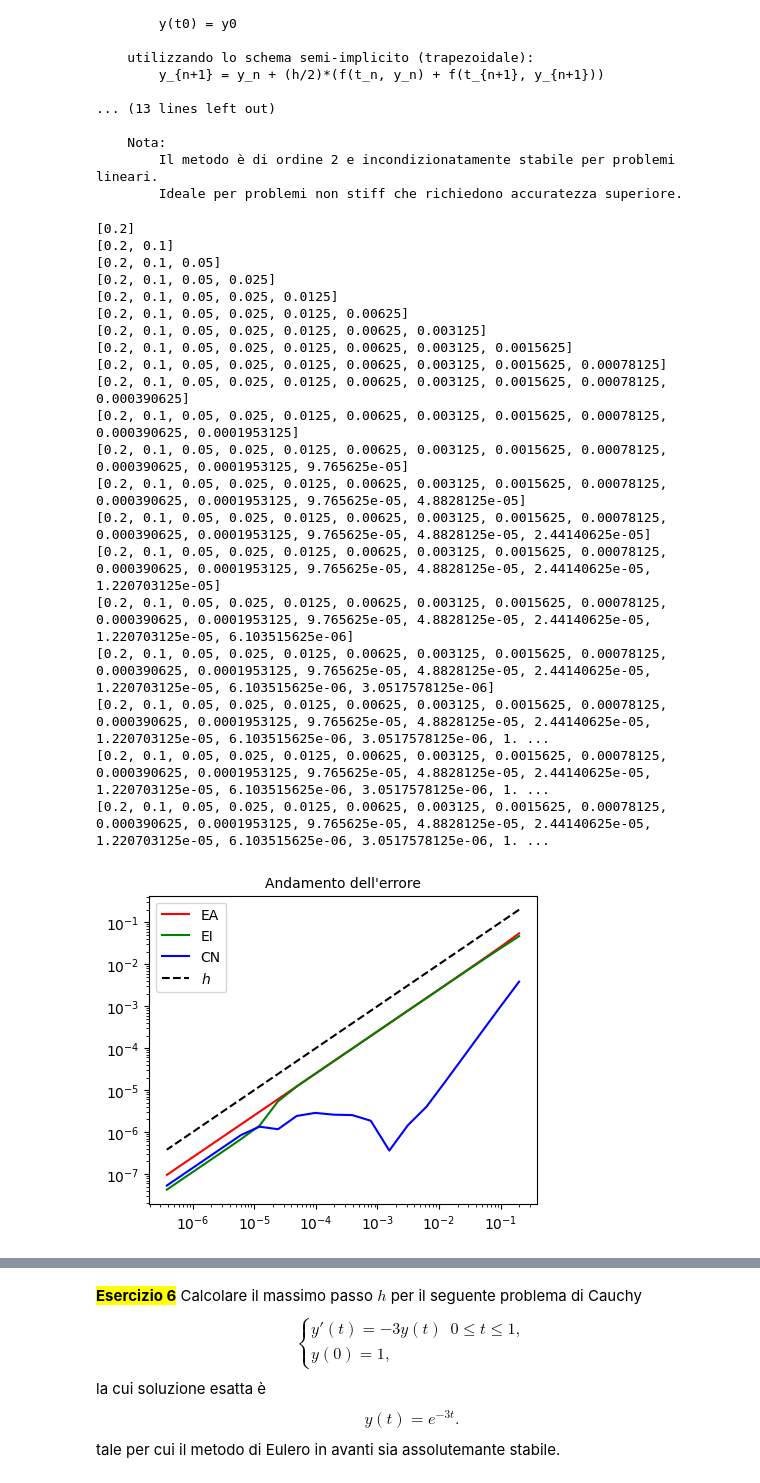
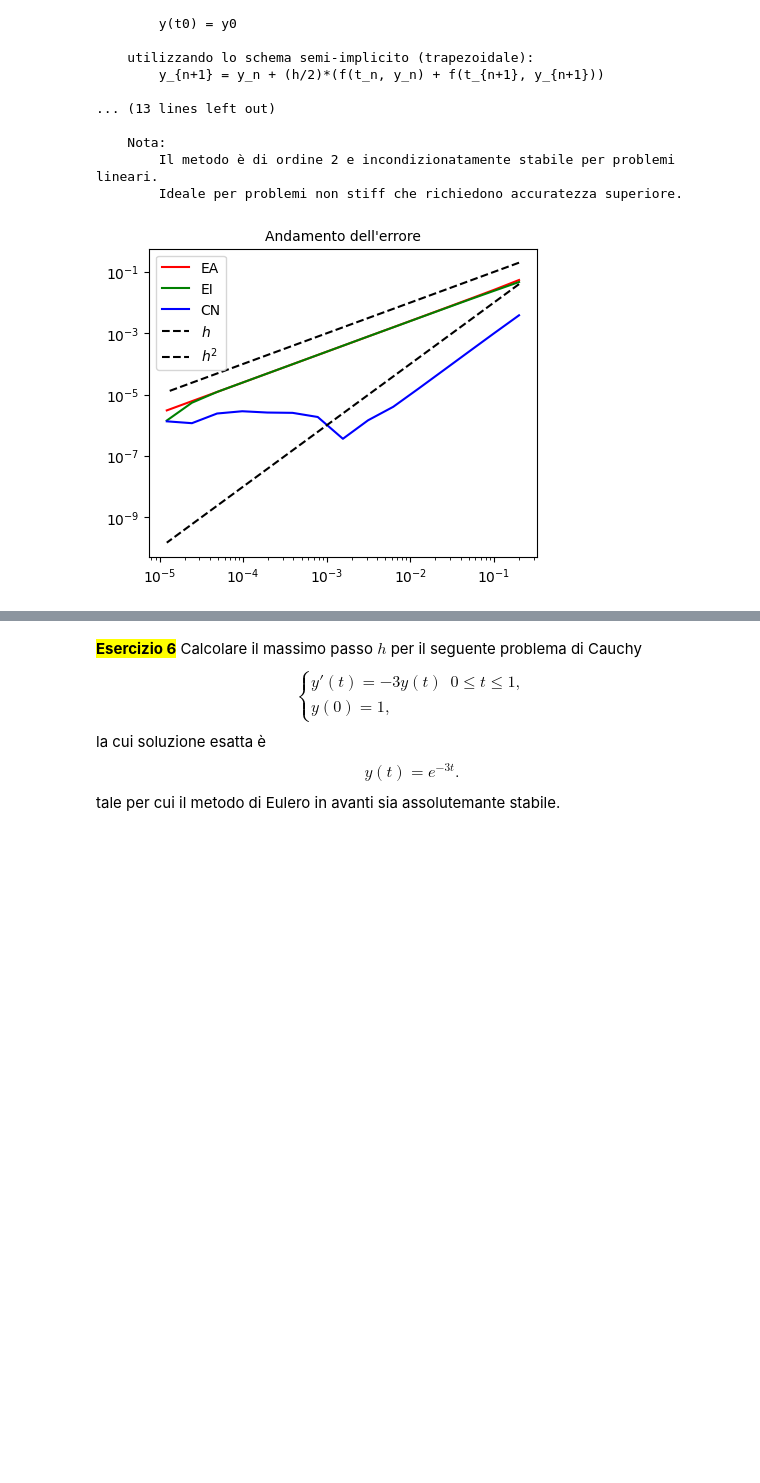
Before and after one commit to Tullio4l/mani_env, a Jupyter notebook: lab7/ode_part_1_template (1).ipynb, the cells around one changed output, grey strips where cells are left out. Drawn from its saved outputs; the diff is of its cells as text; code cells hidden in the pictures; blank space fills up the shorter version.

```diff
--- a/lab7/ode_part_1_template (1).ipynb
+++ b/lab7/ode_part_1_template (1).ipynb
@@ -346,7 +346,7 @@ hs, errEA, errEI, timeEA, timeEI= [], [], [], [], []
 
 # TODO: calcolare errori ad ogni passo h
 
-for i in range(20):
+for i in range(15):
     hs.append(0.2/(2**i))
     print(hs)
     start= perf_counter()
@@ -520,9 +515,9 @@ hs, errEA, errEI, timeEA, timeEI,errCN,timeCN= [], [], [], [], [], [], []
 
 # TODO: calcolare errori ad ogni passo h
 
-for i in range(20):
+for i in range(15):
     hs.append(0.2/(2**i))
-    print(hs)
+    #print(hs)
     start= perf_counter()
     t1,u1= eulero_avanti(f,t0,tN,y0,hs[i])
     end = perf_counter()
@@ -534,51 +529,32 @@ for i in range(20):
     timeEI.append( end-start)
     errEI.append(np.max(np.abs(yesatta(t1)-u1back)))
 
     start= perf_counter()
     t1cn,u1cn= crank_nicolson(f,t0,tN,y0,hs[i])
     end = perf_counter()
     timeCN.append( end-start)
     errCN.append(np.max(np.abs(yesatta(t1)-u1cn)))
 
 
 plt.figure(figsize = (5, 4))
 plt.loglog(hs, errEA, 'r', label = 'EA')
 plt.loglog(hs, errEI, 'g', label = 'EI')
 plt.loglog(hs, errCN, 'b', label = 'CN')
 plt.loglog(hs, hs, '--k', label = '$h$')
+plt.loglog(hs, np.square(hs), "--k", label="$h^2$")
 
 plt.legend()
 plt.title("Andamento dell'errore", fontsize = 10)
 plt.show()
 
 plt.figure(figsize = (5, 4))
 
 
 plt.loglog(hs, timeEA, 'r', label = 'T_EA')
 plt.loglog(hs, timeEI, 'g' , label = 'T_EI')
 plt.loglog(hs, timeCN, 'b' , label = 'T_CN')
 plt.legend()
 plt.title("Andamento del tempo", fontsize = 10)
 plt.show()
 # %% [output]
-[0.2]
-[0.2, 0.1]
-[0.2, 0.1, 0.05]
-[0.2, 0.1, 0.05, 0.025]
-[0.2, 0.1, 0.05, 0.025, 0.0125]
-[0.2, 0.1, 0.05, 0.025, 0.0125, 0.00625]
-[0.2, 0.1, 0.05, 0.025, 0.0125, 0.00625, 0.003125]
-[0.2, 0.1, 0.05, 0.025, 0.0125, 0.00625, 0.003125, 0.0015625]
-[0.2, 0.1, 0.05, 0.025, 0.0125, 0.00625, 0.003125, 0.0015625, 0.00078125]
-[0.2, 0.1, 0.05, 0.025, 0.0125, 0.00625, 0.003125, 0.0015625, 0.00078125, 0.000390625]
-[0.2, 0.1, 0.05, 0.025, 0.0125, 0.00625, 0.003125, 0.0015625, 0.00078125, 0.000390625, 0.0001953125]
-[0.2, 0.1, 0.05, 0.025, 0.0125, 0.00625, 0.003125, 0.0015625, 0.00078125, 0.000390625, 0.0001953125, 9.765625e-05]
-[0.2, 0.1, 0.05, 0.025, 0.0125, 0.00625, 0.003125, 0.0015625, 0.00078125, 0.000390625, 0.0001953125, 9.765625e-05, 4.8828125e-05]
-[0.2, 0.1, 0.05, 0.025, 0.0125, 0.00625, 0.003125, 0.0015625, 0.00078125, 0.000390625, 0.0001953125, 9.765625e-05, 4.8828125e-05, 2.44140625e-05]
-[0.2, 0.1, 0.05, 0.025, 0.0125, 0.00625, 0.003125, 0.0015625, 0.00078125, 0.000390625, 0.0001953125, 9.765625e-05, 4.8828125e-05, 2.44140625e-05, 1.220703125e-05]
-[0.2, 0.1, 0.05, 0.025, 0.0125, 0.00625, 0.003125, 0.0015625, 0.00078125, 0.000390625, 0.0001953125, 9.765625e-05, 4.8828125e-05, 2.44140625e-05, 1.220703125e-05, 6.103515625e-06]
-[0.2, 0.1, 0.05, 0.025, 0.0125, 0.00625, 0.003125, 0.0015625, 0.00078125, 0.000390625, 0.0001953125, 9.765625e-05, 4.8828125e-05, 2.44140625e-05, 1.220703125e-05, 6.103515625e-06, 3.0517578125e-06]
-[0.2, 0.1, 0.05, 0.025, 0.0125, 0.00625, 0.003125, 0.0015625, 0.00078125, 0.000390625, 0.0001953125, 9.765625e-05, 4.8828125e-05, 2.44140625e-05, 1.220703125e-05, 6.103515625e-06, 3.0517578125e-06, 1. ...
-[0.2, 0.1, 0.05, 0.025, 0.0125, 0.00625, 0.003125, 0.0015625, 0.00078125, 0.000390625, 0.0001953125, 9.765625e-05, 4.8828125e-05, 2.44140625e-05, 1.220703125e-05, 6.103515625e-06, 3.0517578125e-06, 1. ...
-[0.2, 0.1, 0.05, 0.025, 0.0125, 0.00625, 0.003125, 0.0015625, 0.00078125, 0.000390625, 0.0001953125, 9.765625e-05, 4.8828125e-05, 2.44140625e-05, 1.220703125e-05, 6.103515625e-06, 3.0517578125e-06, 1. ...
-[figure, old version]
+[figure, new version]
```
Also changed, not shown: parts of 4 cells of this notebook, 1 other file.
